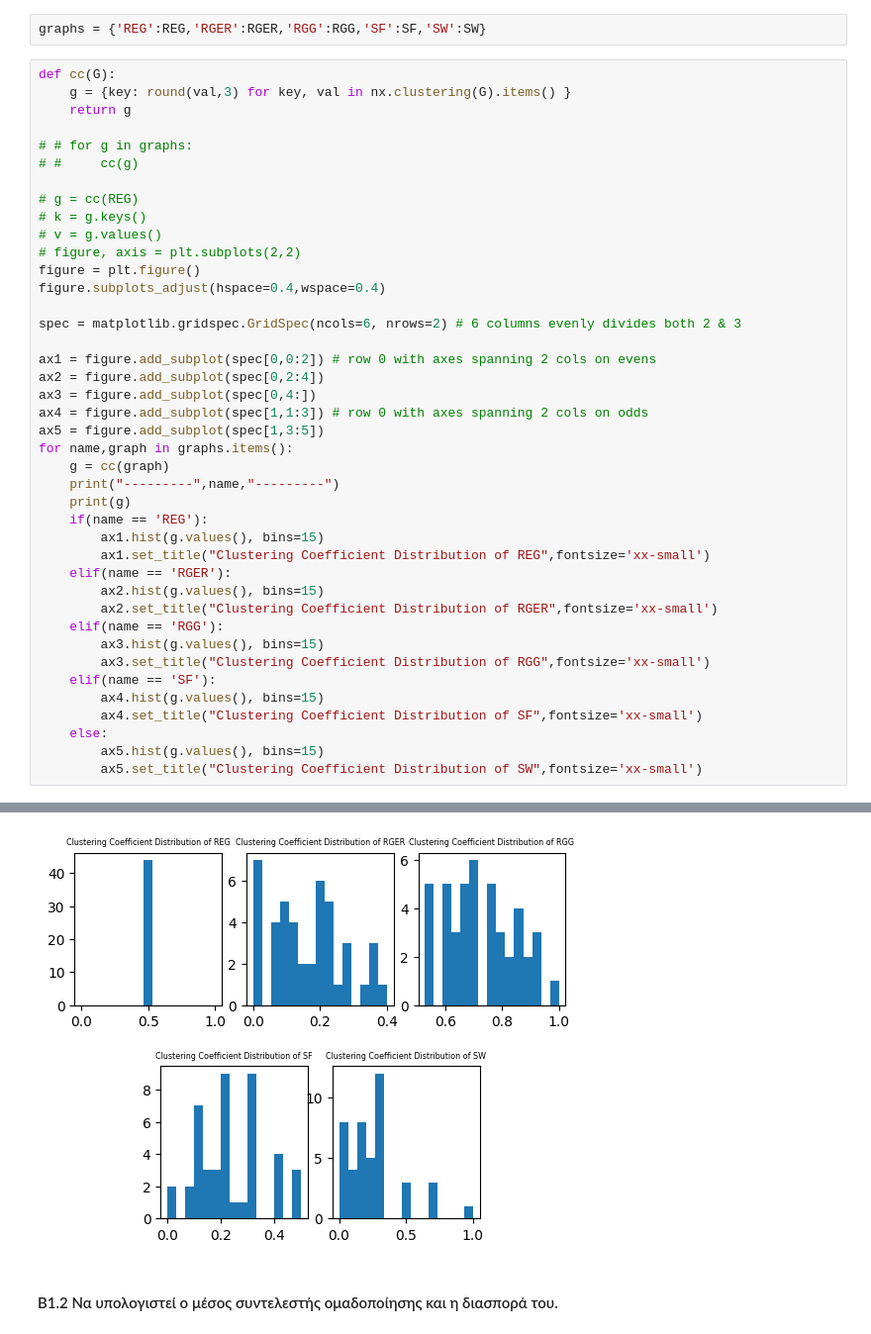
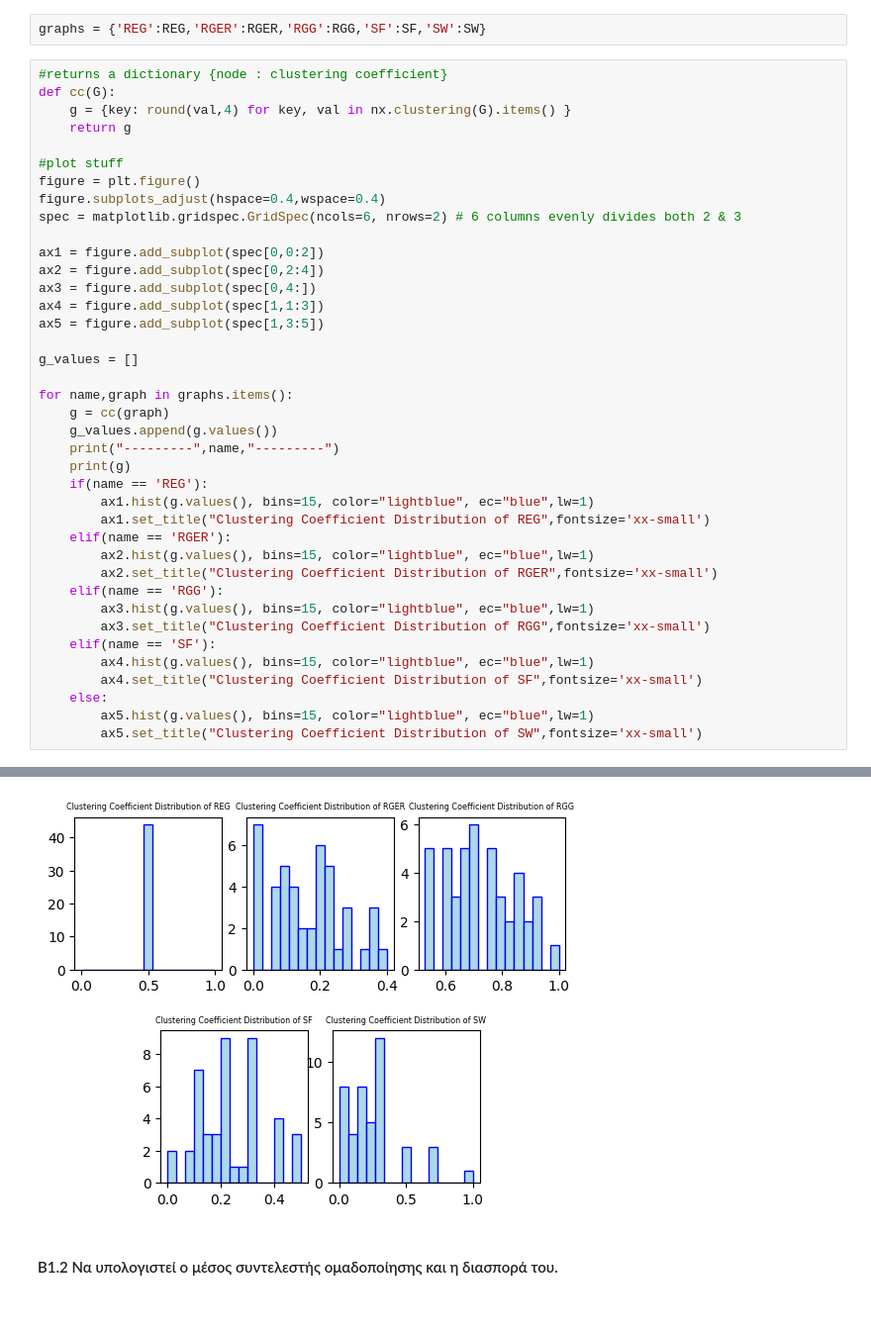
Before and after one commit to NicoleMp2/SocialNetworksAnalysis, a Jupyter notebook: lab1.ipynb, the cells around one changed output, grey strips where cells are left out. Shown at 99% size. Drawn from its saved outputs; the diff is of its cells as text.

```diff
--- a/lab1.ipynb
+++ b/lab1.ipynb
@@ -197,45 +197,43 @@ nx.draw_circular(SW)
 # %%
 graphs = {'REG':REG,'RGER':RGER,'RGG':RGG,'SF':SF,'SW':SW}
 # %%
+#returns a dictionary {node : clustering coefficient}
 def cc(G):
-    g = {key: round(val,3) for key, val in nx.clustering(G).items() }
+    g = {key: round(val,4) for key, val in nx.clustering(G).items() }
     return g
 
-# # for g in graphs:
-# #     cc(g)
-
-# g = cc(REG)
-# k = g.keys()
-# v = g.values()
-# figure, axis = plt.subplots(2,2)
+#plot stuff
 figure = plt.figure()
 figure.subplots_adjust(hspace=0.4,wspace=0.4)
-
 spec = matplotlib.gridspec.GridSpec(ncols=6, nrows=2) # 6 columns evenly divides both 2 & 3
 
-ax1 = figure.add_subplot(spec[0,0:2]) # row 0 with axes spanning 2 cols on evens
+ax1 = figure.add_subplot(spec[0,0:2])
 ax2 = figure.add_subplot(spec[0,2:4])
 ax3 = figure.add_subplot(spec[0,4:])
-ax4 = figure.add_subplot(spec[1,1:3]) # row 0 with axes spanning 2 cols on odds
+ax4 = figure.add_subplot(spec[1,1:3])
 ax5 = figure.add_subplot(spec[1,3:5])
+
+g_values = []
+
 for name,graph in graphs.items():
     g = cc(graph)
+    g_values.append(g.values())
     print("---------",name,"---------")
     print(g)
     if(name == 'REG'):
-        ax1.hist(g.values(), bins=15)
+        ax1.hist(g.values(), bins=15, color="lightblue", ec="blue",lw=1)
         ax1.set_title("Clustering Coefficient Distribution of REG",fontsize='xx-small')
     elif(name == 'RGER'):
-        ax2.hist(g.values(), bins=15)
+        ax2.hist(g.values(), bins=15, color="lightblue", ec="blue",lw=1)
         ax2.set_title("Clustering Coefficient Distribution of RGER",fontsize='xx-small')
     elif(name == 'RGG'):
-        ax3.hist(g.values(), bins=15)
+        ax3.hist(g.values(), bins=15, color="lightblue", ec="blue",lw=1)
         ax3.set_title("Clustering Coefficient Distribution of RGG",fontsize='xx-small')
     elif(name == 'SF'):
-        ax4.hist(g.values(), bins=15)
+        ax4.hist(g.values(), bins=15, color="lightblue", ec="blue",lw=1)
         ax4.set_title("Clustering Coefficient Distribution of SF",fontsize='xx-small')
     else:
-        ax5.hist(g.values(), bins=15)
+        ax5.hist(g.values(), bins=15, color="lightblue", ec="blue",lw=1)
         ax5.set_title("Clustering Coefficient Distribution of SW",fontsize='xx-small')
 # %% [output]
 --------- REG ---------
@@ -251,4 +250,4 @@ for name,graph in graphs.items():
-[figure, old version]
+[figure, new version]
 # %% [markdown]
 #### Β1.2  Να υπολογιστεί ο μέσος συντελεστής ομαδοποίησης και η διασπορά του.
 # %%
```
Also changed, not shown: parts of 2 cells of this notebook, 1 other file.
